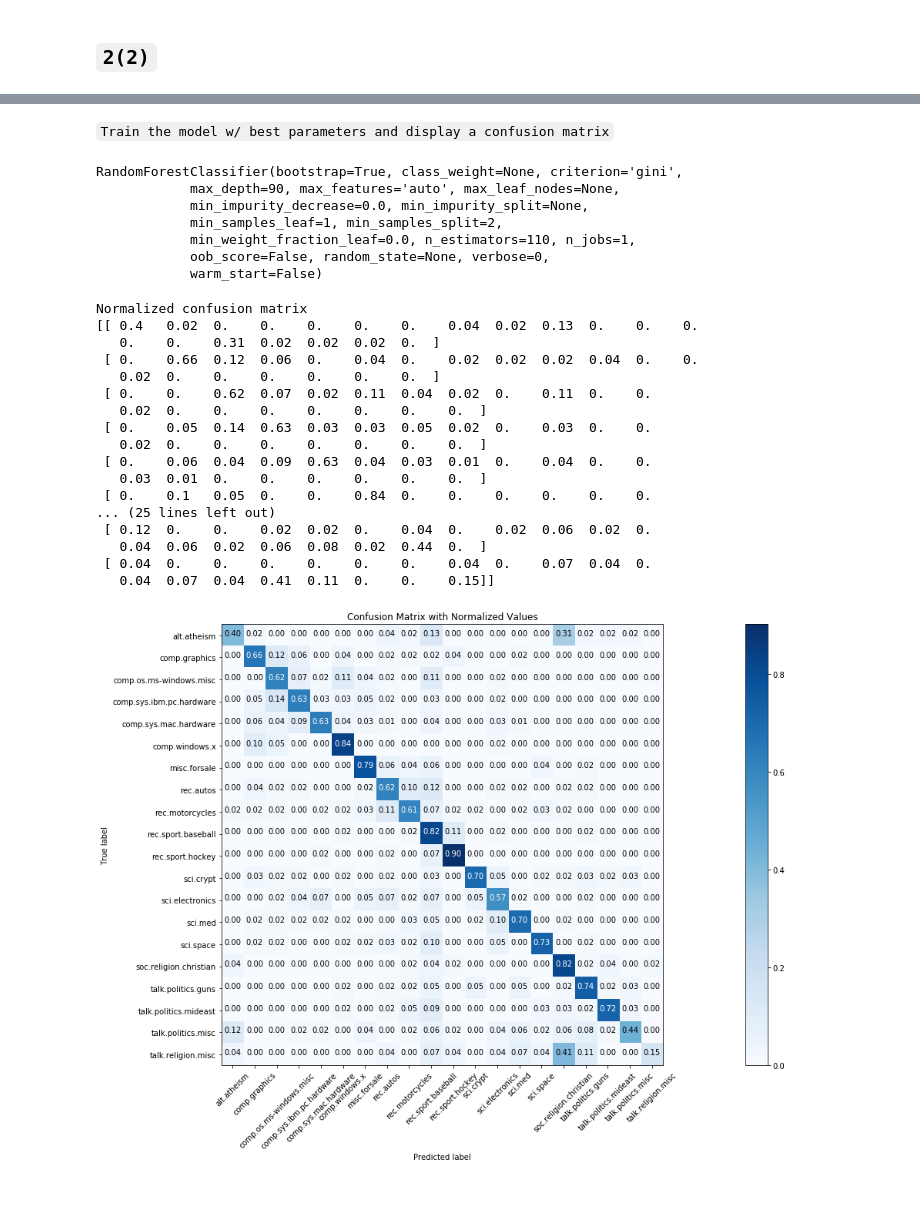
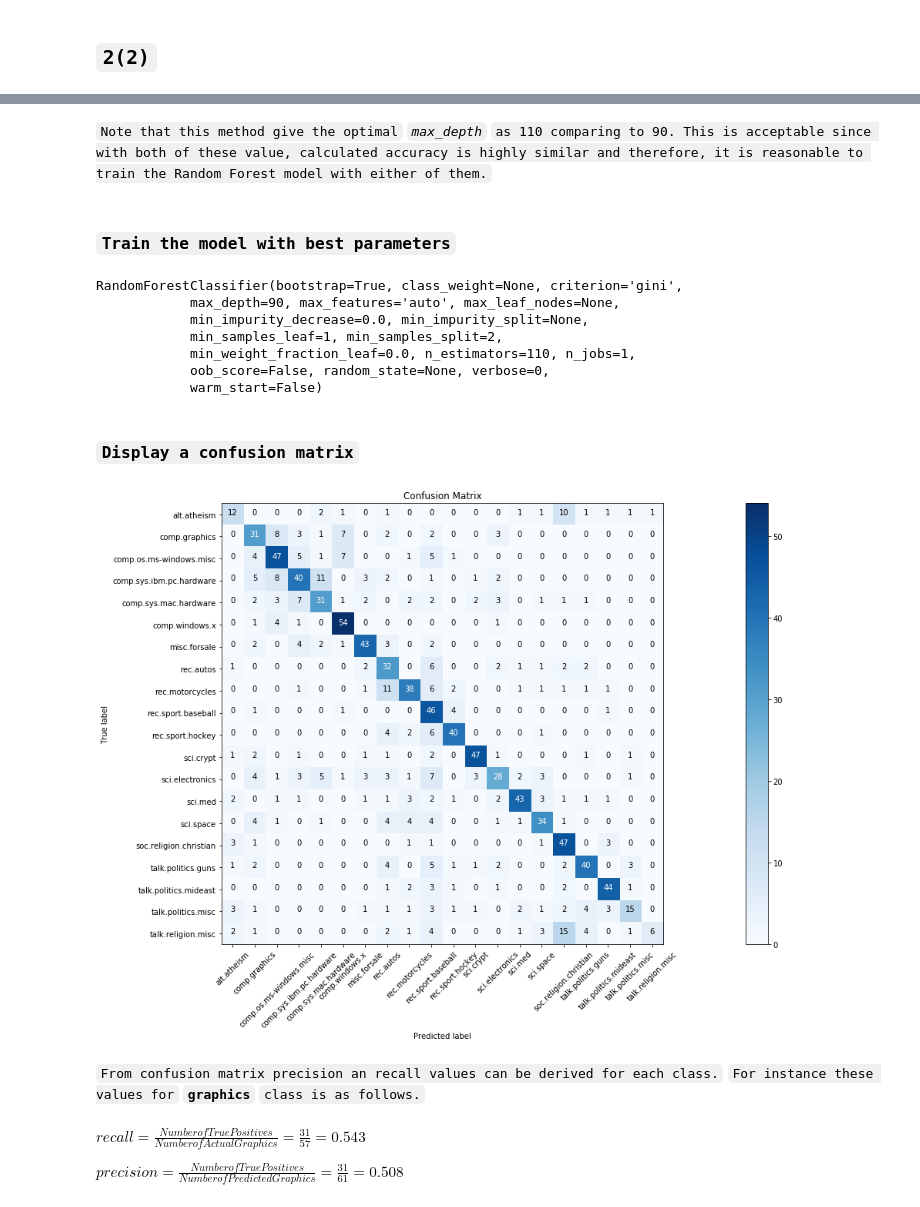
Before and after one commit to oabouzaid/Applied-Data-Analysis, a Jupyter notebook: homework4/question2.ipynb, the cells around one changed output, grey strips where cells are left out. Cells and saved outputs as stored; diff of their text form; code cells hidden in the pictures.

```diff
--- a/homework4/question2.ipynb
+++ b/homework4/question2.ipynb
@@ -43,6 +40,6 @@ print("%d vectors" % len(vectors.todense()))
 # %%
 catregory_ref = dict()
-for i,k  in enumerate(newsgroups_train['target_names']):
+for i,k  in enumerate(newsgroup['target_names']):
     catregory_ref[k] = i
 # %%
 extract_category = lambda filename: catregory_ref[filename.split("/")[6]]
@@ -107,0 +107,5 @@ The best accuracy score 0.109723 is obtained by parameters {'n_estimators': 3, '
+# %%
+newsgroup = fetch_20newsgroups(subset='train',remove=('headers', 'footers', 'quotes'))
+
+print("%d documents" % len(newsgroup.filenames))
+print("%d categories" % len(newsgroup.target_names))
@@ -133,5 +148,7 @@ for param_name in sorted(parameters.keys()):
+# %% [markdown]
+`Note that this method give the optimal` *`max_depth`* `as 110 comparing to 90. This is acceptable since with both of these value, calculated accuracy is highly similar and therefore, it is reasonable to train the Random Forest model with either of them.`
 # %% [markdown]
-`Train the model w/ best parameters and display a confusion matrix`
+### `Train the model with best parameters`
 # %%
 clf = RandomForestClassifier(max_depth=90, n_estimators=110)
 clf.fit(x_train.todense(), np.ravel(y_train.todense()))
@@ -143,18 +160,13 @@ RandomForestClassifier(bootstrap=True, class_weight=None, criterion='gini',
             min_weight_fraction_leaf=0.0, n_estimators=110, n_jobs=1,
             oob_score=False, random_state=None, verbose=0,
             warm_start=False)
+# %% [markdown]
+### `Display a confusion matrix`
 # %%
 def plot_confusion_matrix(cm, classes,
                           normalize=False,
                           title='Confusion matrix',
                           cmap=plt.cm.Blues):
-    if normalize:
-        cm = cm.astype('float') / cm.sum(axis=1)[:, np.newaxis]
-        print("Normalized confusion matrix")
-    else:
-        print('Confusion matrix, without normalization')
-
-    print(cm)
 
     plt.imshow(cm, interpolation='nearest', cmap=cmap)
     plt.title(title)
@@ -176,27 +188,16 @@ def plot_confusion_matrix(cm, classes,
 # %%
 cnf_matrix = confusion_matrix(y_validation.todense(), clf.predict(x_validation.todense()))
 np.set_printoptions(precision=2)
 
 plt.figure(figsize=(30,10))
-plot_confusion_matrix(cnf_matrix, classes=newsgroup.target_names, normalize=True,
-                      title='Confusion Matrix with Normalized Values')
+plot_confusion_matrix(cnf_matrix, classes=newsgroup.target_names, title='Confusion Matrix')
 # %% [output]
-Normalized confusion matrix
-[[ 0.4   0.02  0.    0.    0.    0.    0.    0.04  0.02  0.13  0.    0.    0.
-   0.    0.    0.31  0.02  0.02  0.02  0.  ]
- [ 0.    0.66  0.12  0.06  0.    0.04  0.    0.02  0.02  0.02  0.04  0.    0.
-   0.02  0.    0.    0.    0.    0.    0.  ]
- [ 0.    0.    0.62  0.07  0.02  0.11  0.04  0.02  0.    0.11  0.    0.
-   0.02  0.    0.    0.    0.    0.    0.    0.  ]
- [ 0.    0.05  0.14  0.63  0.03  0.03  0.05  0.02  0.    0.03  0.    0.
-   0.02  0.    0.    0.    0.    0.    0.    0.  ]
- [ 0.    0.06  0.04  0.09  0.63  0.04  0.03  0.01  0.    0.04  0.    0.
-   0.03  0.01  0.    0.    0.    0.    0.    0.  ]
- [ 0.    0.1   0.05  0.    0.    0.84  0.    0.    0.    0.    0.    0.
-... (25 lines left out)
- [ 0.12  0.    0.    0.02  0.02  0.    0.04  0.    0.02  0.06  0.02  0.
-   0.04  0.06  0.02  0.06  0.08  0.02  0.44  0.  ]
- [ 0.04  0.    0.    0.    0.    0.    0.    0.04  0.    0.07  0.04  0.
-   0.04  0.07  0.04  0.41  0.11  0.    0.    0.15]]
-[figure, old version]
+[figure, new version]
+# %% [markdown]
+`From confusion matrix precision an recall values can be derived for each class.`
+`For instance these values for` **`graphics`** `class is as follows.`
+# %% [markdown]
+$recall = \frac{Number of True Positives}{Number of Actual Graphics} = \frac{31}{57} = 0.543$
+
+$precision = \frac{Number of True Positives}{Number of Predicted Graphics} = \frac{31}{61} = 0.508$
 # %% [markdown]
```
Also changed, not shown: parts of 23 cells of this notebook.
